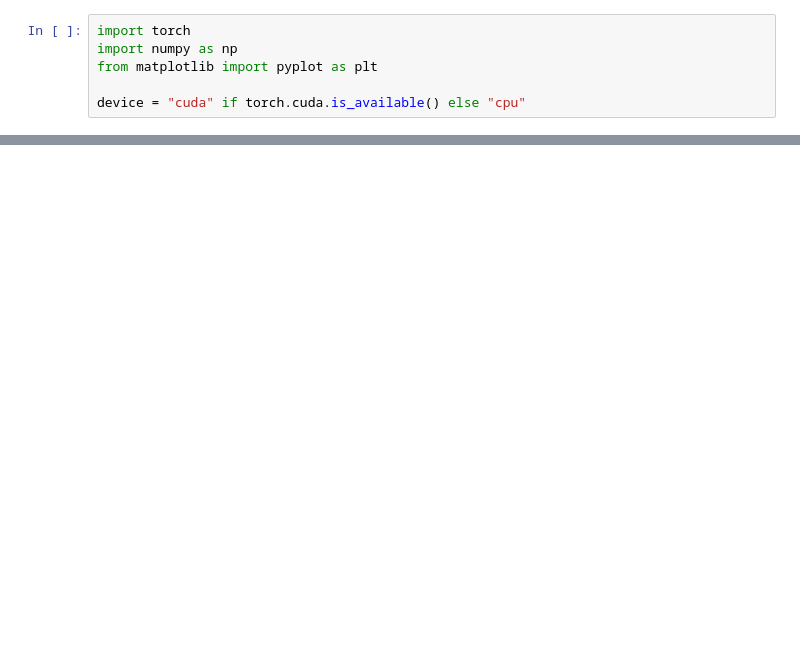
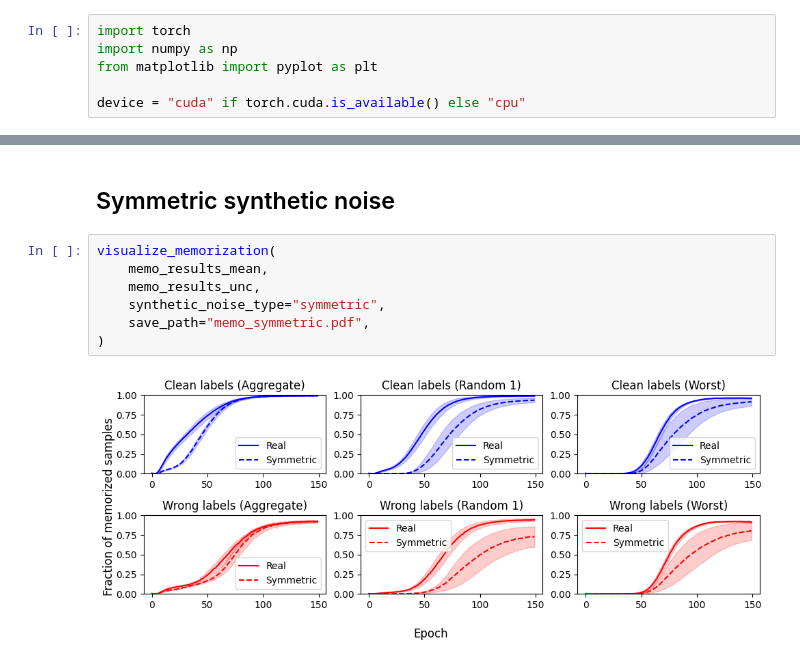
Before and after one commit to KlemenVovk/noisy-labels, a Jupyter notebook: src/reproducibility/memorization_effects/memorization.ipynb, the cells around one changed output, grey strips where cells are left out. Drawn from its saved outputs; the diff is of its cells as text; blank space fills up the shorter version.

```diff
--- a/src/reproducibility/memorization_effects/memorization.ipynb
+++ b/src/reproducibility/memorization_effects/memorization.ipynb
@@ -129,0 +193,11 @@ plt.show()
+# %% [markdown]
+## Symmetric synthetic noise
+# %%
+visualize_memorization(
+    memo_results_mean,
+    memo_results_unc,
+    synthetic_noise_type="symmetric",
+    save_path="memo_symmetric.pdf",
+)
+# %% [output]
+[figure, added]
```
Also changed, not shown: parts of 14 cells of this notebook, 6 other files.
